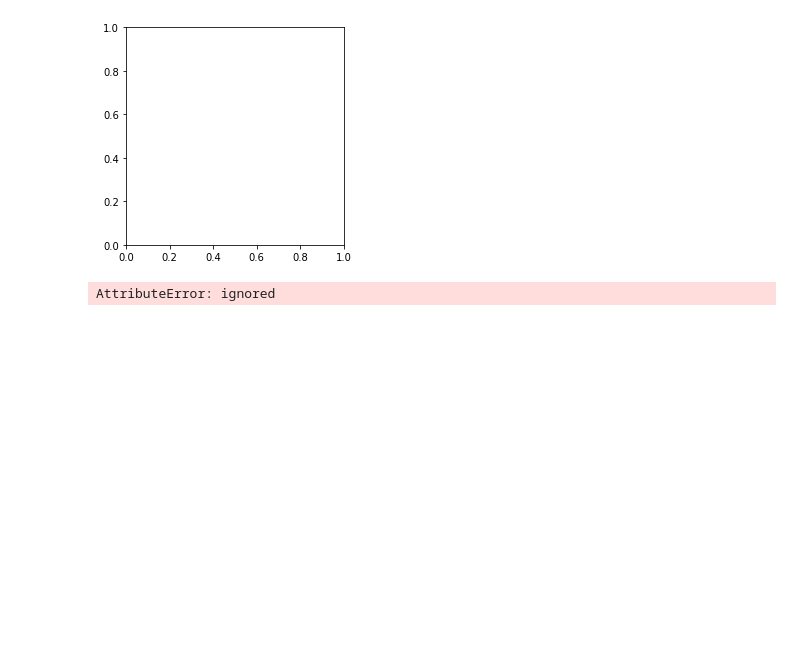
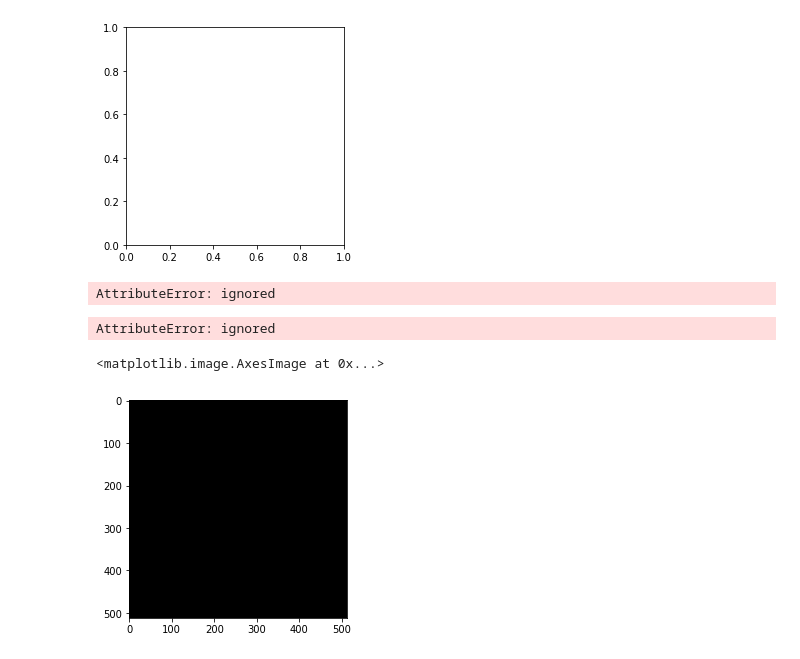
Before and after one commit to nadhifahlutfiyah/PCVK_GENAP_2023, a Jupyter notebook: Week2.ipynb, the cells around one changed output. Cells and saved outputs as stored; diff of their text form; code cells hidden in the pictures; blank space fills up the shorter version.

```diff
--- a/Week2.ipynb
+++ b/Week2.ipynb
@@ -47,3 +47,21 @@ img4 = cv.resize(cv.cvtColor(img,cv.COLOR_BG2BGR), (512,1024))
 plt.imshow(img4)
 # %% [output]
 AttributeError: ignored
+# %%
+img5 = cv.flip(cv.cvtColor(img,cv.COLOR_BGR2RGB),0)
+
+#simpan File image
+#cv.imwrite('...')
+
+#tampilkan plot dengan ukuran canvas yg lebih besar
+fig = plt.figure(figsuze=(10,10))     #ubah-ubah ukuran (10,10) sesuai kebutuhan
+ax = fig.add_subplot(111)
+ax.imshow(img5)
+# %% [output]
+AttributeError: ignored
+# %%
+black_img = np.zeros(shape=(512,512,3), dtype = np.int16)
+plt.imshow(black_img)
+# %% [output]
+<matplotlib.image.AxesImage at 0x...>
+[figure, added]
```
Also changed, not shown: parts of 9 cells of this notebook.
